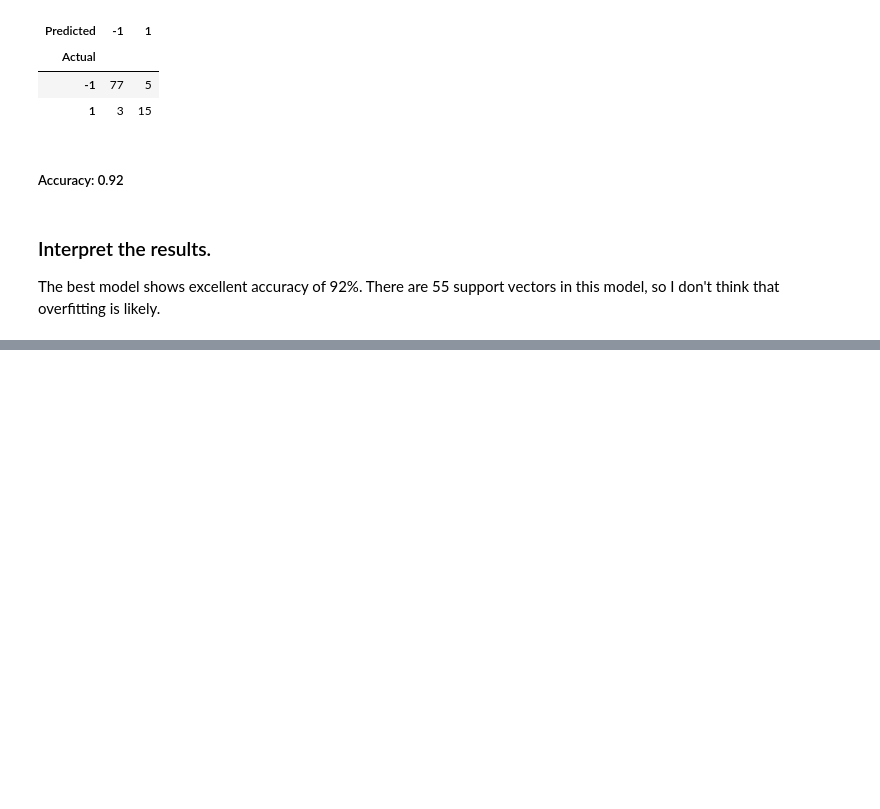
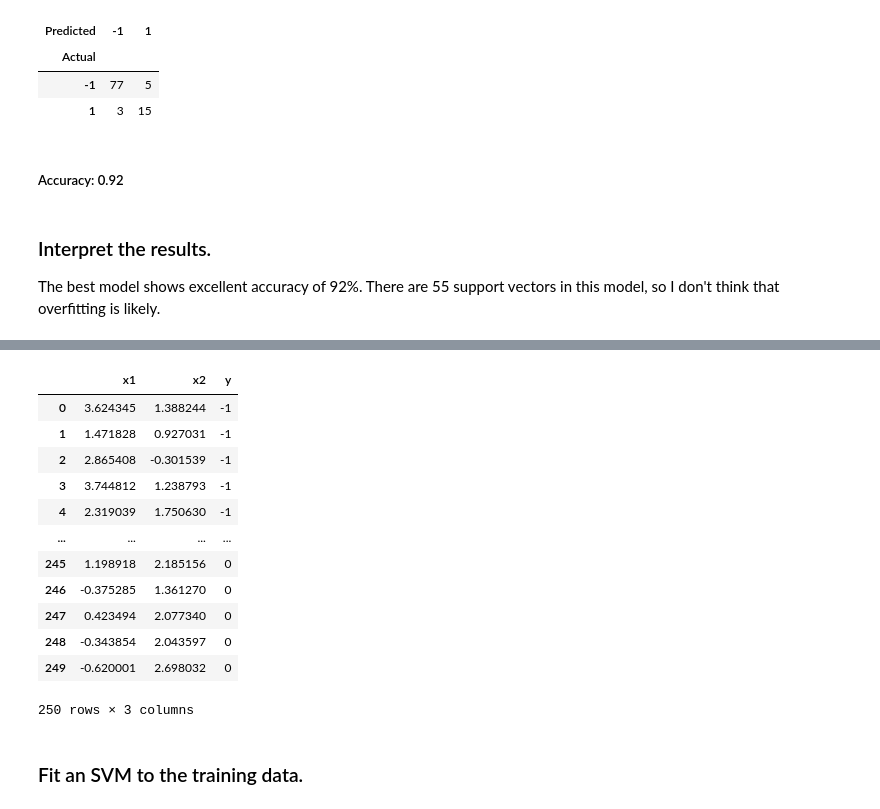
Before and after one commit to shevchenkobn/ml-practice, a Jupyter notebook: a7/a7.ipynb, the cells around one changed output, grey strips where cells are left out. Drawn from its saved outputs; the diff is of its cells as text; code cells hidden in the pictures; blank space fills up the shorter version.

```diff
--- a/a7/a7.ipynb
+++ b/a7/a7.ipynb
@@ -505,0 +523,18 @@ The best model shows excellent accuracy of 92%. There are 55 support vectors in
+# %%
+display(df)
+# %% [output]
+|  | x1 | x2 | y |
+| 0 | 3.624345 | 1.388244 | -1 |
+| 1 | 1.471828 | 0.927031 | -1 |
+| 2 | 2.865408 | -0.301539 | -1 |
+| 3 | 3.744812 | 1.238793 | -1 |
+| 4 | 2.319039 | 1.750630 | -1 |
+| ... | ... | ... | ... |
+| 245 | 1.198918 | 2.185156 | 0 |
+| 246 | -0.375285 | 1.361270 | 0 |
+| 247 | 0.423494 | 2.077340 | 0 |
+| 248 | -0.343854 | 2.043597 | 0 |
+| 249 | -0.620001 | 2.698032 | 0 |
+250 rows × 3 columns
+# %% [markdown]
+### Fit an SVM to the training data.
```
Also changed, not shown: parts of 17 cells of this notebook, 4 other files.
